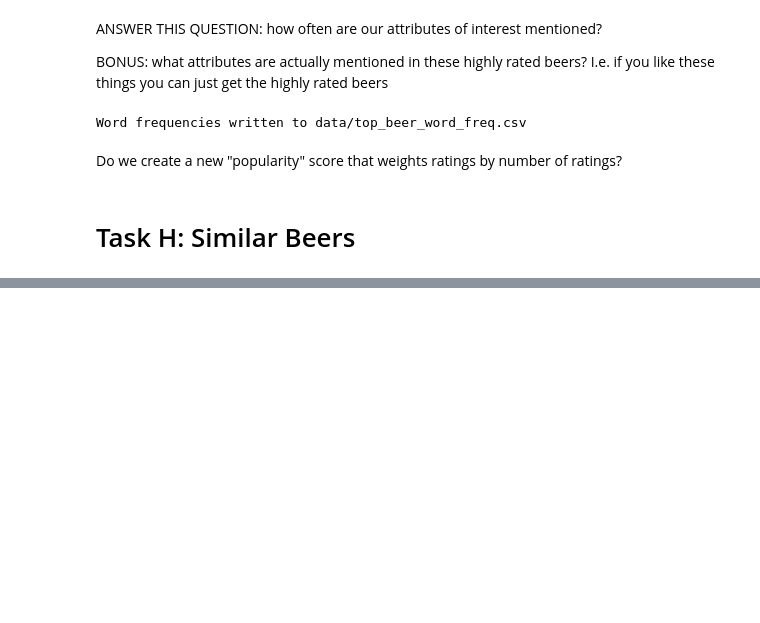
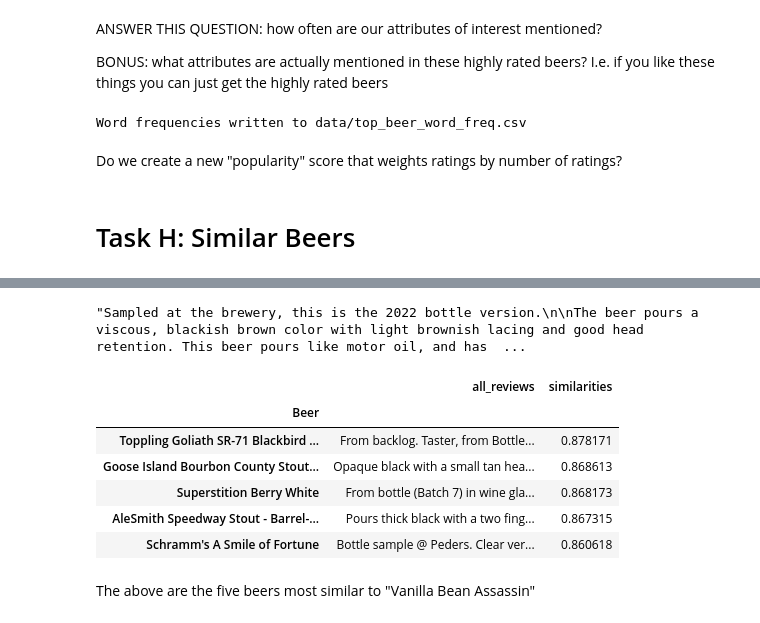
Before and after one commit to femkemunting/mis284n_assignment_2, a Jupyter notebook: assignment2.ipynb, the cells around one changed output, grey strips where cells are left out. Saved outputs shown, nothing was run; the diff lists cells and outputs as text; code cells hidden in the pictures; blank space fills up the shorter version.

```diff
--- a/assignment2.ipynb
+++ b/assignment2.ipynb
@@ -988,0 +1014,8 @@ Methodology: pick 5 beers, use spacy to compare all of the reviews to the review
+# %%
+grouped_df = pd.DataFrame(df["Beer"].unique(), columns = ["Beer"]).set_index("Beer")
+grouped_df["all_reviews"] = ""
+
+for beer in df["Beer"].unique():
+  reviews = list(df[df["Beer"] == beer]["Review"])
+  all_review = "".join(reviews)
+  grouped_df.loc[beer,"all_reviews"] = all_review
@@ -988,0 +1032,30 @@ Methodology: pick 5 beers, use spacy to compare all of the reviews to the review
+# %%
+random_beer = "Vanilla Bean Assassin"
+
+random_beer_vector = nlp(grouped_df.loc[random_beer, "all_reviews"])
+
+spacy_similarities = []
+
+df = pd.read_csv("data/reduced_length.csv")
+
+for i in range(len(grouped_df)):
+    review = nlp(grouped_df.iloc[i][0])
+    spacy_similarities.append(review.similarity(attribute_doc))
+# %%
+grouped_df.iloc[0][0]
+# %% [output]
+"Sampled at the brewery, this is the 2022 bottle version.\n\nThe beer pours a viscous, blackish brown color with light brownish lacing and good head retention. This beer pours like motor oil, and has  ...
+# %%
+grouped_df["similarities"] = spacy_similarities
+# %%
+grouped_df.sort_values('similarities', ascending = False)[:5]
+# %% [output]
+|  | all_reviews | similarities |
+| Beer |  |  |
+| Toppling Goliath SR-71 Blackbird ... | From backlog. Taster, from Bottle... | 0.878171 |
+| Goose Island Bourbon County Stout... | Opaque black with a small tan hea... | 0.868613 |
+| Superstition Berry White | From bottle (Batch 7) in wine gla... | 0.868173 |
+| AleSmith Speedway Stout - Barrel-... | Pours thick black with a two fing... | 0.867315 |
+| Schramm's A Smile of Fortune | Bottle sample @ Peders. Clear ver... | 0.860618 |
+# %% [markdown]
+The above are the five beers most similar to "Vanilla Bean Assassin"
```
Also changed, not shown: parts of 13 cells of this notebook, 1 other file.
